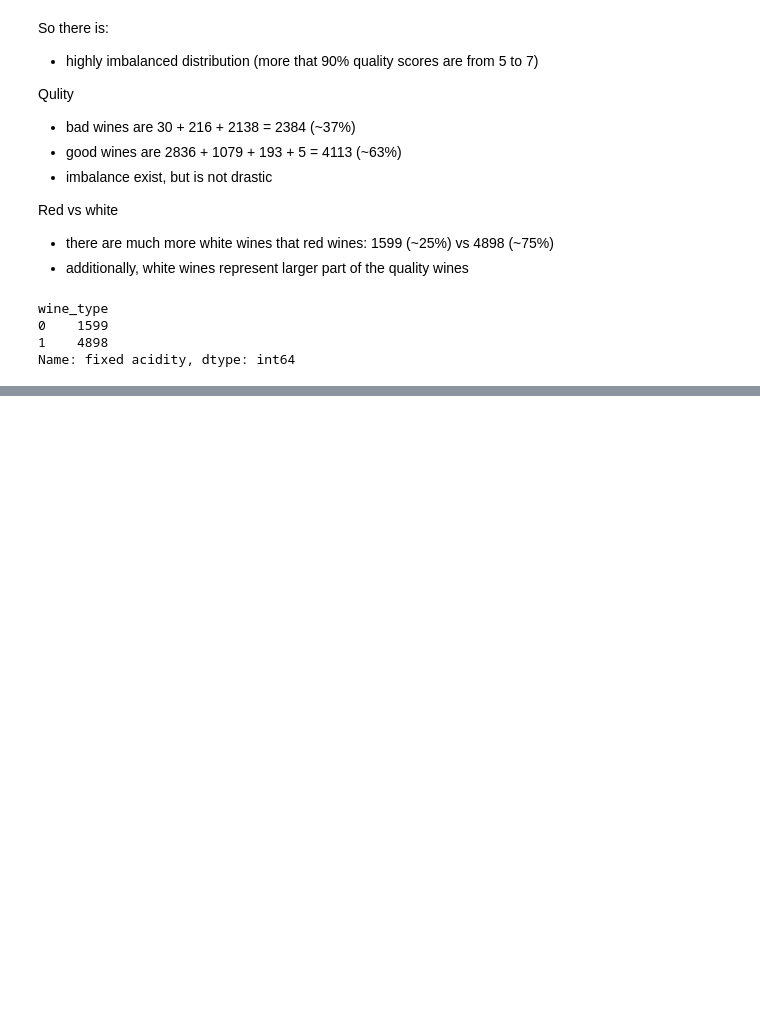
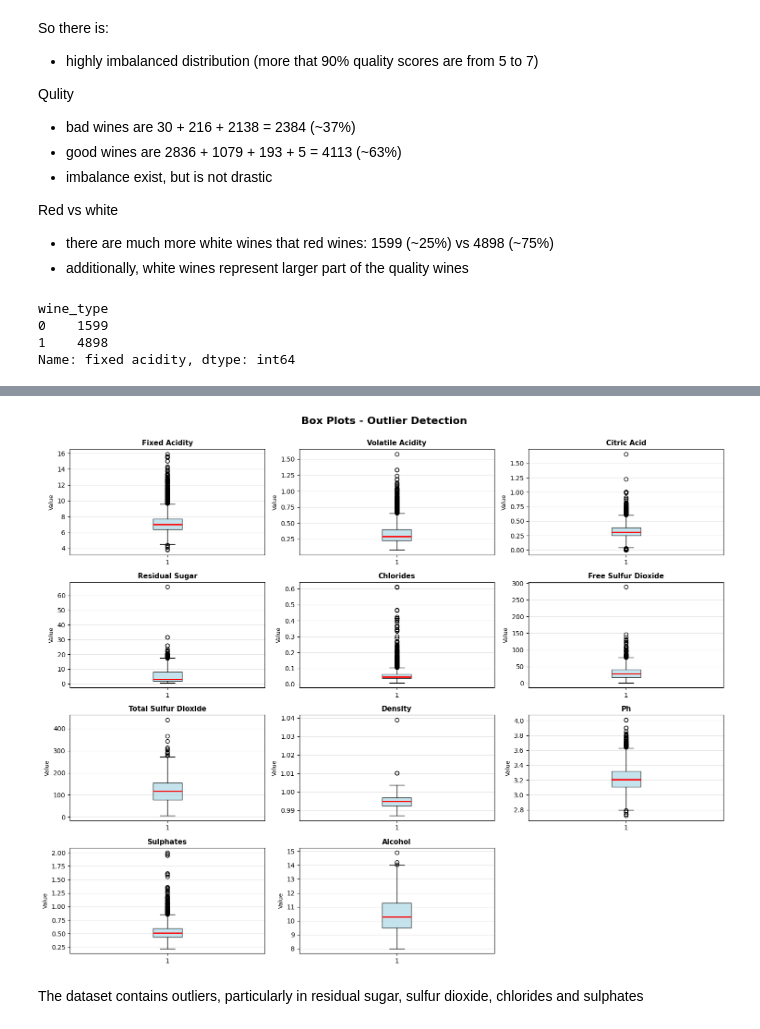
Before and after one commit to nikitaolefir/WineQualityPredicition, a Jupyter notebook: notebooks/exploration.ipynb, the cells around one changed output, grey strips where cells are left out. Cells and saved outputs as stored; diff of their text form; code cells hidden in the pictures; blank space fills up the shorter version.

```diff
--- a/notebooks/exploration.ipynb
+++ b/notebooks/exploration.ipynb
@@ -120,0 +197,23 @@ Name: fixed acidity, dtype: int64
+# %%
+fig, axes = plt.subplots(n_rows, n_cols, figsize=(15, n_rows * 3))
+axes = axes.flatten()
+
+for idx, feature in enumerate(feature_cols):
+    box = axes[idx].boxplot(wines[feature], vert=True, patch_artist=True,
+                      boxprops=dict(facecolor='lightblue', alpha=0.7),
+                      medianprops=dict(color='red', linewidth=2))
+    axes[idx].set_title(feature.replace('_', ' ').title(), fontsize=11, fontweight='bold')
+    axes[idx].set_ylabel('Value', fontsize=9)
+    axes[idx].grid(axis='y', alpha=0.3)
+
+# Hide empty subplots
+for idx in range(n_features, len(axes)):
+    axes[idx].axis('off')
+
+plt.suptitle('Box Plots - Outlier Detection', fontsize=16, fontweight='bold', y=1.00)
+plt.tight_layout()
+plt.show()
+# %% [output]
+[figure, added]
+# %% [markdown]
+The dataset contains outliers, particularly in residual sugar, sulfur dioxide, chlorides and sulphates
```
Also changed, not shown: parts of 5 cells of this notebook, 29 other files.
